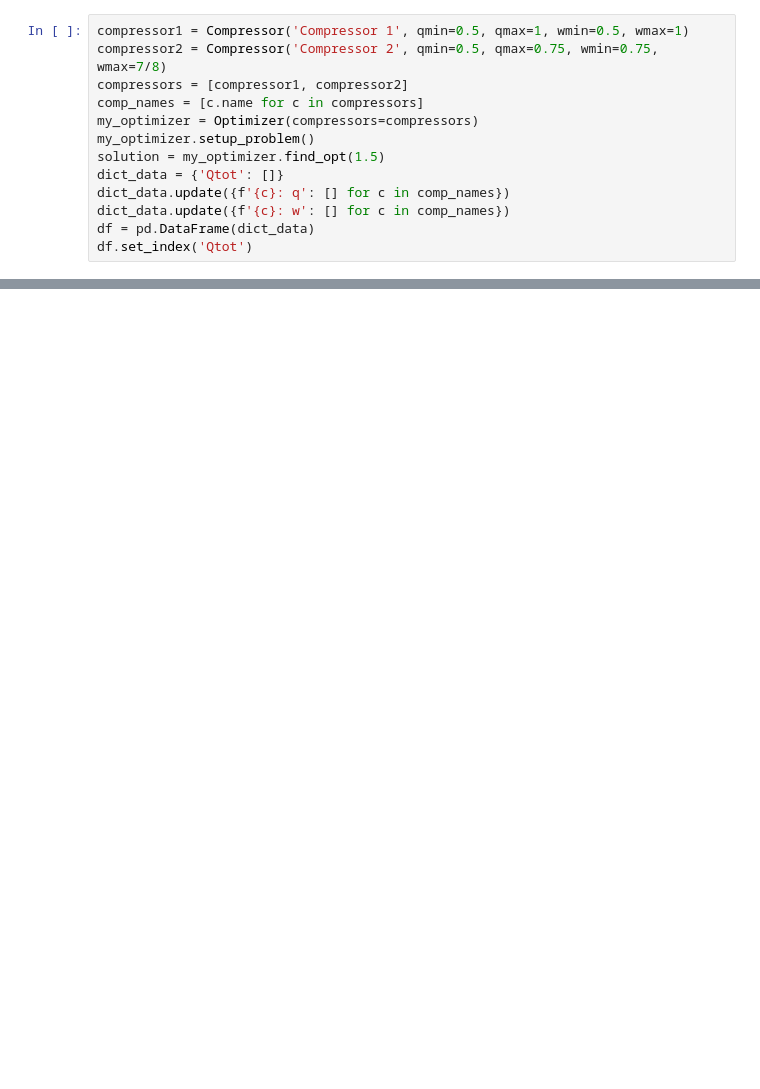
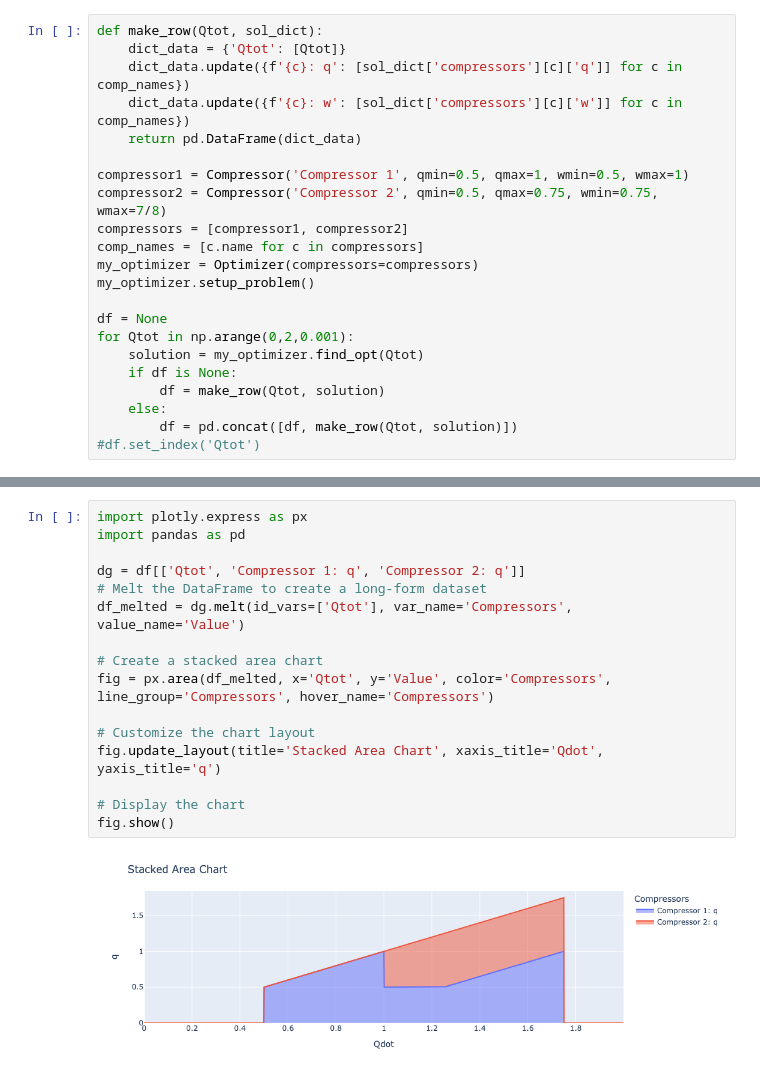
Before and after one commit to danielkwalsh/cosmic, a Jupyter notebook: cosmic-lab.ipynb, the cells around one changed output, grey strips where cells are left out. Cells and saved outputs as stored; diff of their text form; blank space fills up the shorter version.

Commit message:
Proof of concept for plotting results in plotly.

```diff
--- a/cosmic-lab.ipynb
+++ b/cosmic-lab.ipynb
@@ -10,13 +6,22 @@ fig.show()
 # %%
+def make_row(Qtot, sol_dict):
+    dict_data = {'Qtot': [Qtot]}
+    dict_data.update({f'{c}: q': [sol_dict['compressors'][c]['q']] for c in comp_names})
+    dict_data.update({f'{c}: w': [sol_dict['compressors'][c]['w']] for c in comp_names})
+    return pd.DataFrame(dict_data)
+
 compressor1 = Compressor('Compressor 1', qmin=0.5, qmax=1, wmin=0.5, wmax=1)
 compressor2 = Compressor('Compressor 2', qmin=0.5, qmax=0.75, wmin=0.75, wmax=7/8)
 compressors = [compressor1, compressor2]
 comp_names = [c.name for c in compressors]
 my_optimizer = Optimizer(compressors=compressors)
 my_optimizer.setup_problem()
-solution = my_optimizer.find_opt(1.5)
-dict_data = {'Qtot': []}
-dict_data.update({f'{c}: q': [] for c in comp_names})
-dict_data.update({f'{c}: w': [] for c in comp_names})
-df = pd.DataFrame(dict_data)
-df.set_index('Qtot')
+
+df = None
+for Qtot in np.arange(0,2,0.001):
+    solution = my_optimizer.find_opt(Qtot)
+    if df is None:
+        df = make_row(Qtot, solution)
+    else:
+        df = pd.concat([df, make_row(Qtot, solution)])
+#df.set_index('Qtot')
@@ -28,0 +28,18 @@ df.set_index('Qtot')
+# %%
+import plotly.express as px
+import pandas as pd
+
+dg = df[['Qtot', 'Compressor 1: q', 'Compressor 2: q']]
+# Melt the DataFrame to create a long-form dataset
+df_melted = dg.melt(id_vars=['Qtot'], var_name='Compressors', value_name='Value')
+
+# Create a stacked area chart
+fig = px.area(df_melted, x='Qtot', y='Value', color='Compressors', line_group='Compressors', hover_name='Compressors')
+
+# Customize the chart layout
+fig.update_layout(title='Stacked Area Chart', xaxis_title='Qdot', yaxis_title='q')
+
+# Display the chart
+fig.show()
+# %% [output]
+[figure, added]
```
Also changed, not shown: parts of 7 cells of this notebook, 1 other file.
